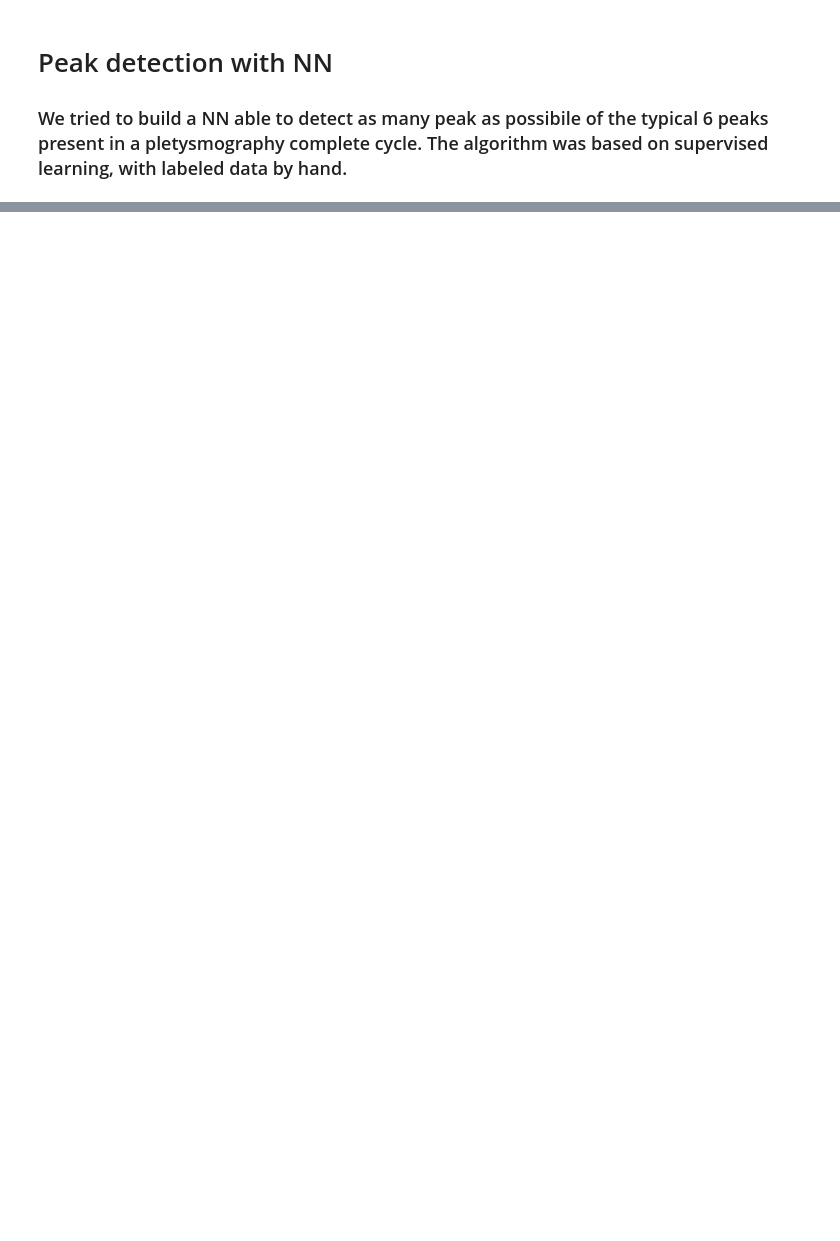
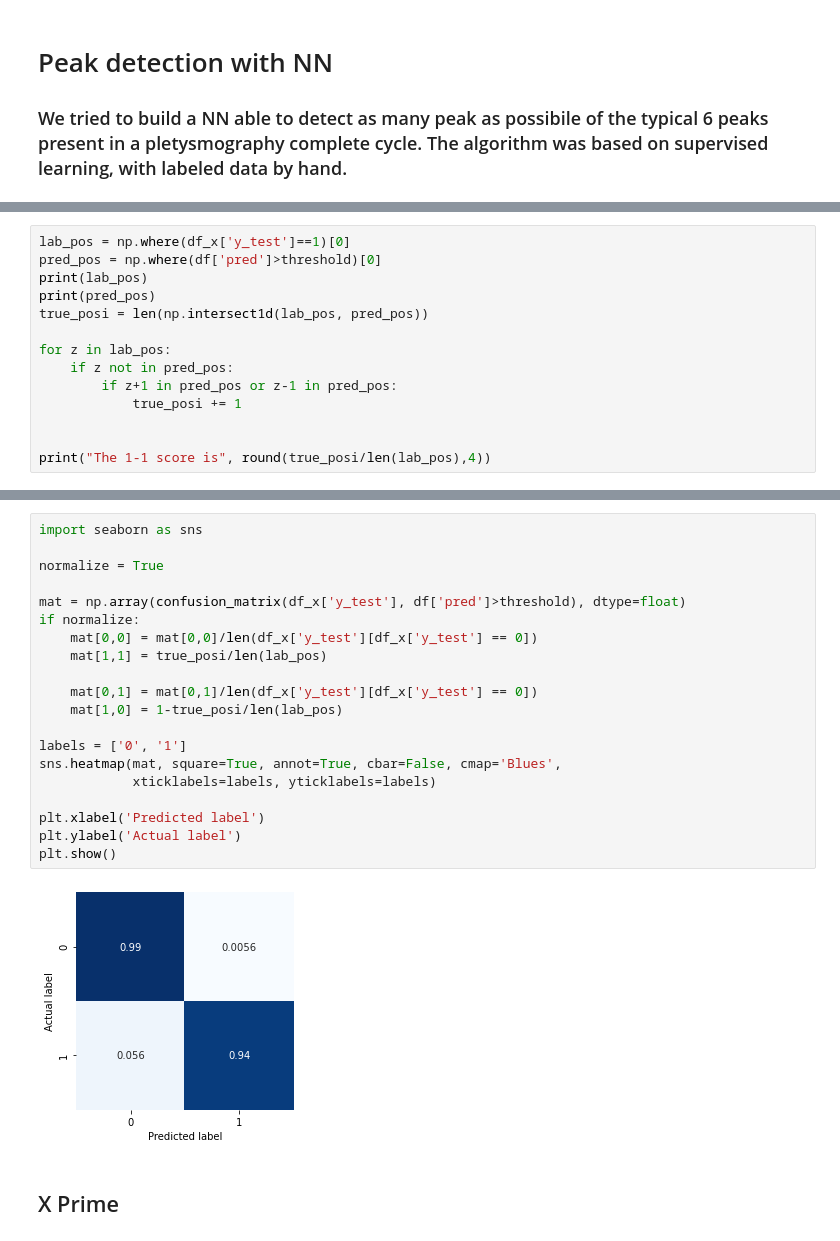
Before and after one commit to kostas-panagiotakis/Plety_Peak_Detection, a Jupyter notebook: Peak_Detection.ipynb, the cells around one changed output, grey strips where cells are left out. Cells and saved outputs as stored; diff of their text form; blank space fills up the shorter version.

```diff
--- a/Peak_Detection.ipynb
+++ b/Peak_Detection.ipynb
@@ -572,0 +273,14 @@ plt.show()
+# %%
+lab_pos = np.where(df_x['y_test']==1)[0]
+pred_pos = np.where(df['pred']>threshold)[0]
+print(lab_pos)
+print(pred_pos)
+true_posi = len(np.intersect1d(lab_pos, pred_pos))
+
+for z in lab_pos:
+    if z not in pred_pos:
+        if z+1 in pred_pos or z-1 in pred_pos:
+            true_posi += 1
+
+
+print("The 1-1 score is", round(true_posi/len(lab_pos),4))
@@ -572,0 +296,24 @@ plt.show()
+# %%
+import seaborn as sns
+
+normalize = True
+
+mat = np.array(confusion_matrix(df_x['y_test'], df['pred']>threshold), dtype=float)
+if normalize:
+    mat[0,0] = mat[0,0]/len(df_x['y_test'][df_x['y_test'] == 0])
+    mat[1,1] = true_posi/len(lab_pos)
+
+    mat[0,1] = mat[0,1]/len(df_x['y_test'][df_x['y_test'] == 0])
+    mat[1,0] = 1-true_posi/len(lab_pos)
+
+labels = ['0', '1']
+sns.heatmap(mat, square=True, annot=True, cbar=False, cmap='Blues',
+            xticklabels=labels, yticklabels=labels)
+
+plt.xlabel('Predicted label')
+plt.ylabel('Actual label')
+plt.show()
+# %% [output]
+[figure, added]
+# %% [markdown]
+## X Prime
```
Also changed, not shown: parts of 43 cells of this notebook.
